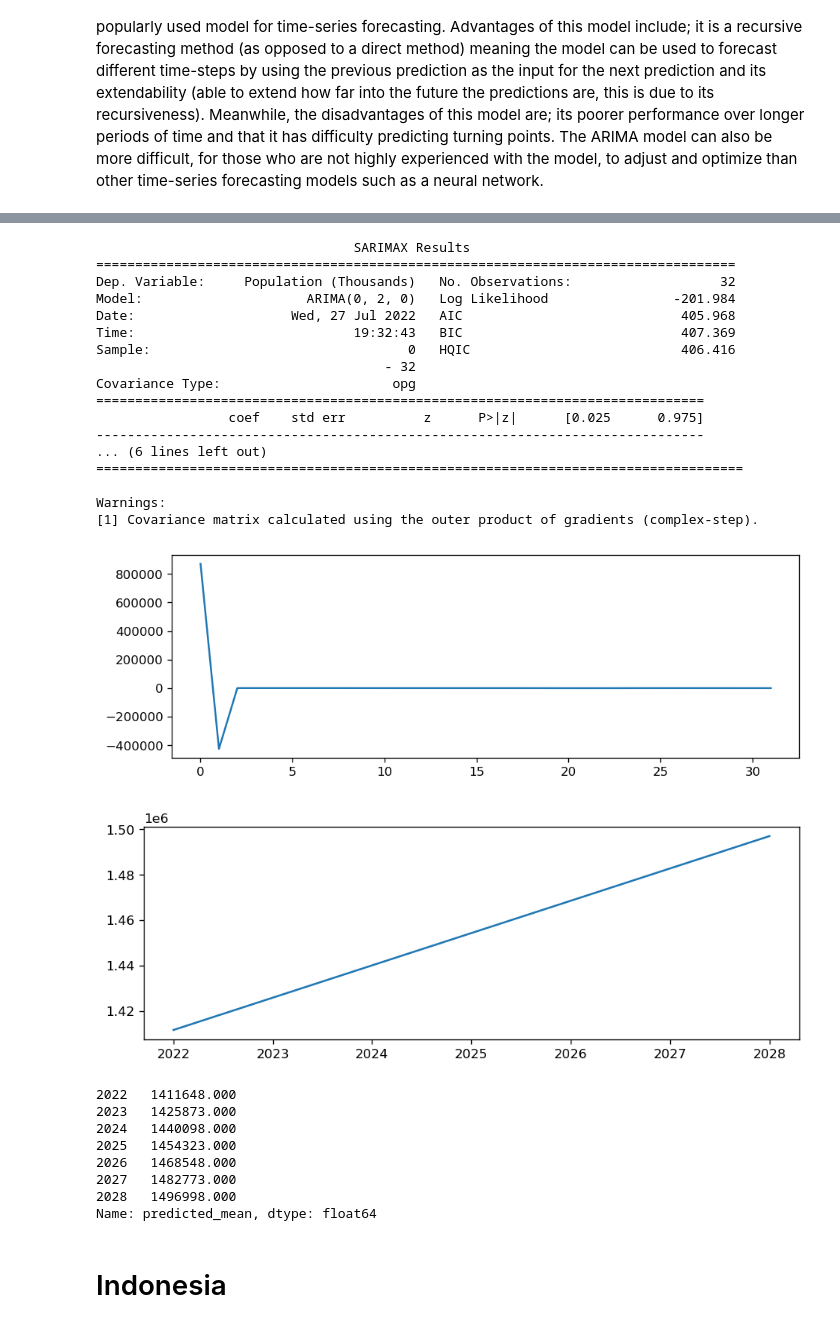
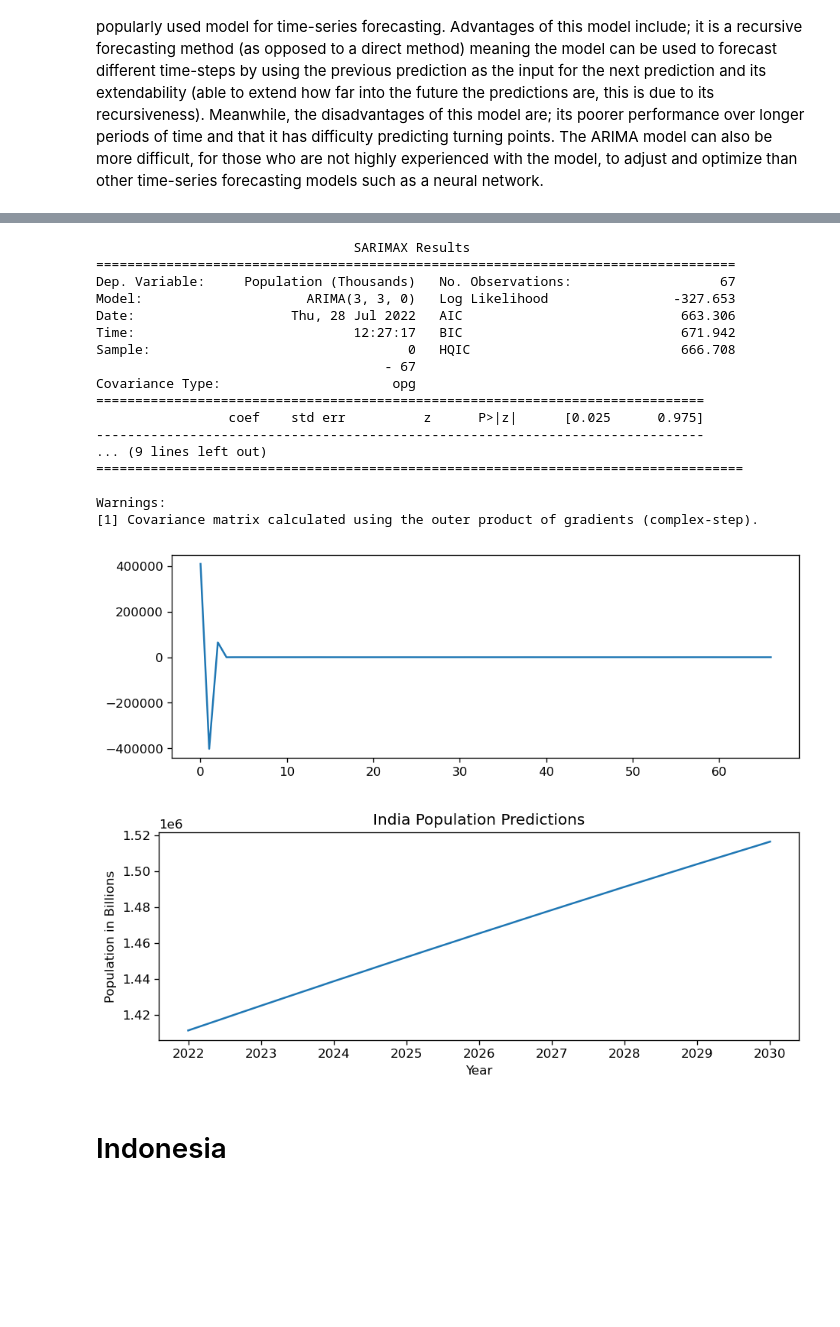
Before and after one commit to dkristek/UN_Country_Population_Growth, a Jupyter notebook: ARIMA_Model.ipynb, the cells around one changed output, grey strips where cells are left out. Saved outputs shown, nothing was run; the diff lists cells and outputs as text; code cells hidden in the pictures; blank space fills up the shorter version.

```diff
--- a/ARIMA_Model.ipynb
+++ b/ARIMA_Model.ipynb
@@ -45,7 +41,7 @@ china_df
 # %%
 #print result of query
 india_df = pd.read_sql(
-    '''SELECT mid_year, population from populations where country_id = '2' ''',
+    '''SELECT mid_year, population from countries_populations where country_name = 'India' ''',
     con = engine
 )
 india_df=india_df.rename(columns={"mid_year":"Year", "population":"Population (Thousands)"})
@@ -619,7 +640,7 @@ MASE: 0.006515050464907635
 #will use full dataset for the model to get more accurate forecast
 #arima model
 india_fulldata = india_df['Population (Thousands)'].astype('int')
-model = ARIMA(india_fulldata, order = (0,2,0))
+model = ARIMA(india_fulldata, order = (3,3,0))
 results_india = model.fit()
 print(results_india.summary())
 residuals = results_india.resid
@@ -628,43 +649,36 @@ plt.show()
 # %% [output]
                                  SARIMAX Results
 ==================================================================================
-Dep. Variable:     Population (Thousands)   No. Observations:                   32
-Model:                     ARIMA(0, 2, 0)   Log Likelihood                -201.984
-Date:                    Wed, 27 Jul 2022   AIC                            405.968
-Time:                            19:32:43   BIC                            407.369
-Sample:                                 0   HQIC                           406.416
-                                     - 32
+Dep. Variable:     Population (Thousands)   No. Observations:                   67
+Model:                     ARIMA(3, 3, 0)   Log Likelihood                -327.653
+Date:                    Thu, 28 Jul 2022   AIC                            663.306
+Time:                            12:27:17   BIC                            671.942
+Sample:                                 0   HQIC                           666.708
+                                     - 67
 Covariance Type:                      opg
 ==============================================================================
                  coef    std err          z      P>|z|      [0.025      0.975]
 ------------------------------------------------------------------------------
-... (6 lines left out)
+... (9 lines left out)
 ===================================================================================
 
 Warnings:
 [1] Covariance matrix calculated using the outer product of gradients (complex-step).
-[figure, old version]
+[figure, new version]
 # %%
-#make predictions lets do out to 7 again like the test data
-#making predictions
-y_pred = pd.Series(results_india.forecast(7))
+#make predictions lets do out to 9 to make year end at 2030
+y_pred = pd.Series(results_india.forecast(9))
 pd.set_option('display.float_format', lambda x: '%.3f' % x)
-y_pred = y_pred.rename({32:2022, 33:2023, 34:2024, 35:2025, 36:2026, 37:2027, 38:2028})
-y_pred.to_csv('india_predictions.csv')
+y_pred = y_pred.rename({67:2022, 68:2023, 69:2024, 70:2025, 71:2026, 72:2027, 73:2028, 74:2029, 75:2030})
+y_pred.to_csv('Predictions/india_predictions.csv')
 # %%
 y_pred.plot()
+plt.xlabel("Year")
+plt.ylabel('Population in Billions')
+plt.title('India Population Predictions')
 plt.show()
-y_pred
 # %% [output]
-[figure, old version]
+[figure, new version]
-2022   1411648.000
-2023   1425873.000
-2024   1440098.000
-2025   1454323.000
-2026   1468548.000
-2027   1482773.000
-2028   1496998.000
-Name: predicted_mean, dtype: float64
 # %% [markdown]
 # Indonesia
 # %%
```
Also changed, not shown: parts of 71 cells of this notebook, 2 other files.
